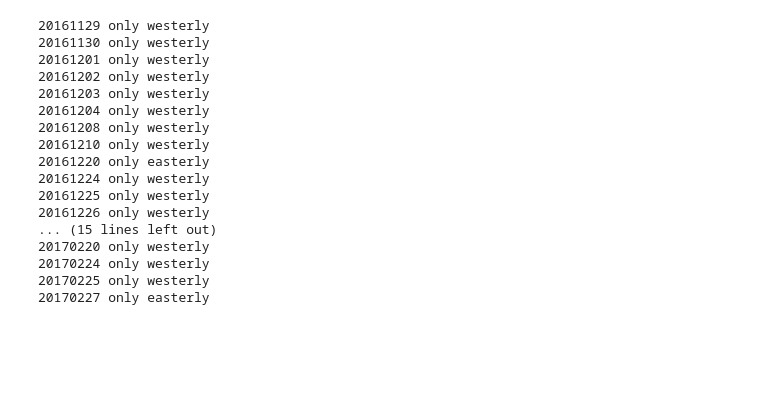
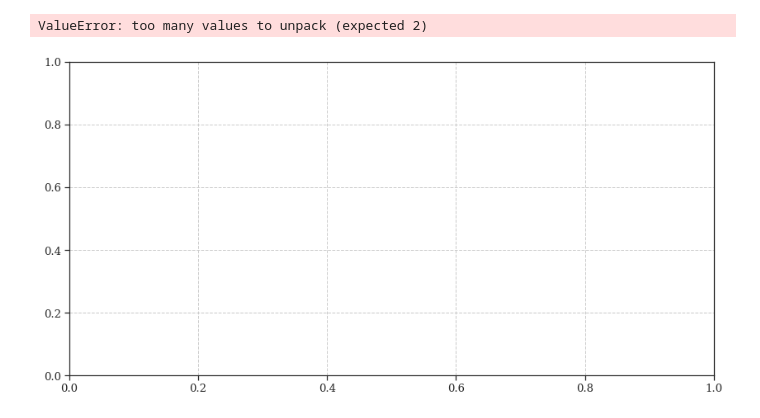
Before and after one commit to franzihe/Haukeliseter_16_17, a Jupyter notebook: write_nc_precip_day_wind_regime_temp_condition_V2.ipynb, the cells around one changed output. Saved outputs shown, nothing was run; the diff lists cells and outputs as text; code cells hidden in the pictures; blank space fills up the shorter version.

```diff
--- a/write_nc_precip_day_wind_regime_temp_condition_V2.ipynb
+++ b/write_nc_precip_day_wind_regime_temp_condition_V2.ipynb
@@ -256,0 +537,3 @@ def wind_assignment_lower_10min(obs_westerly_idx, obs_easterly_idx):
+# %%
+obs['precip_west_hourly'] = obs['precip_west'].groupby(obs['precip_west'].index // 60).sum()
+ret['precip_west_hourly'] = ret['precip_west'].groupby(ret['precip_west'].index // 60).sum()
@@ -256,0 +656,18 @@ def wind_assignment_lower_10min(obs_westerly_idx, obs_easterly_idx):
+# %%
+x = obs['precip_east_hourly'].where(filter, ).values.flatten(),
+y = ret['precip_east_hourly'].where(filter, ).values.flatten(),
+
+fig, axsm = plt.subplots(1, 1, figsize = [14,7])
+#axs = axsm.flatten()
+
+
+counts, xedges, yedges, im = axs[0].hist2d(x,y,
+                                           bins = 20,
+                                          range =[[0,4], [0,4]],
+                                     #      cmap = cmap,
+                                      #     cmin=0.00000000001,
+                                       #    norm = mpl.colors.Normalize(vmax = vmax)
+                                           )
+# %% [output]
+ValueError: too many values to unpack (expected 2)
+[figure, added]
@@ -257,7 +715,7 @@ def wind_assignment_lower_10min(obs_westerly_idx, obs_easterly_idx):
 # %%
 for month in m:
     if month == '11':
-        t = np.arange(29,31)
+        t = np.arange(30,31)
     if month == '12' or month == '01' or month == '03':
         t = np.arange(1,32)
     if month == '02':
@@ -276,33 +734,3 @@ for month in m:
             day = '%s' %day
 
         Date = int(year+month+day)
-        # find when westerly is < 10 min within an easterly wind
-        obs_westerly[Date], obs_easterly[Date]  = wind_assignment_lower_10min(obs_westerly_idx[Date],
-                                                                              obs_easterly_idx[Date])
-
-        if len(obs_easterly[Date]) == 0:
-            print(Date, 'only westerly')
-        elif len(obs_westerly[Date]) == 0:
-            print(Date, 'only easterly')
-        else:
-            # find when easterly is < 10 min within a westerly wind
-            obs_easterly[Date], obs_westerly[Date]  = wind_assignment_lower_10min(obs_easterly[Date][0].to_numpy(),
-                                                                              obs_westerly[Date][0].to_numpy(), )
-# %% [output]
-20161129 only westerly
-20161130 only westerly
-20161201 only westerly
-20161202 only westerly
-20161203 only westerly
-20161204 only westerly
-20161208 only westerly
-20161210 only westerly
-20161220 only easterly
-20161224 only westerly
-20161225 only westerly
-20161226 only westerly
-... (15 lines left out)
-20170220 only westerly
-20170224 only westerly
-20170225 only westerly
-20170227 only easterly
```
Also changed, not shown: parts of 34 cells of this notebook.
